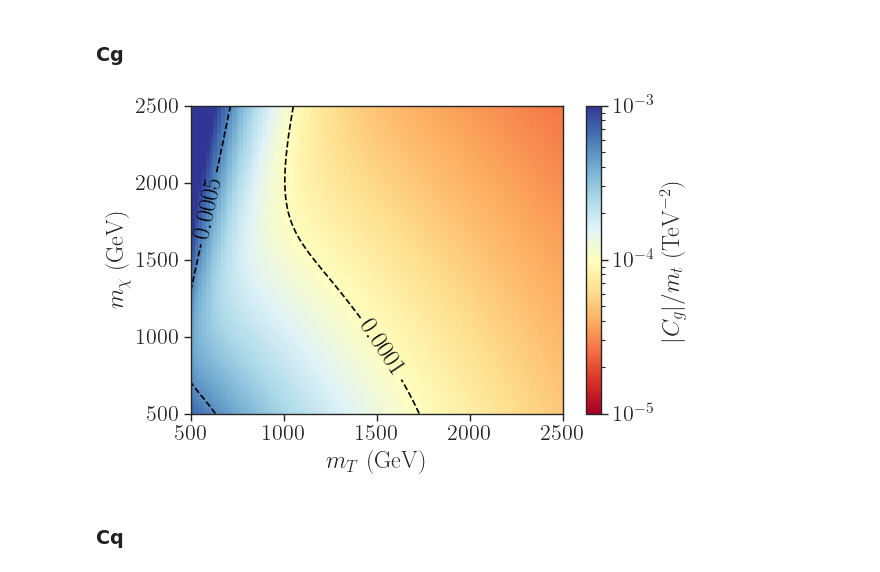
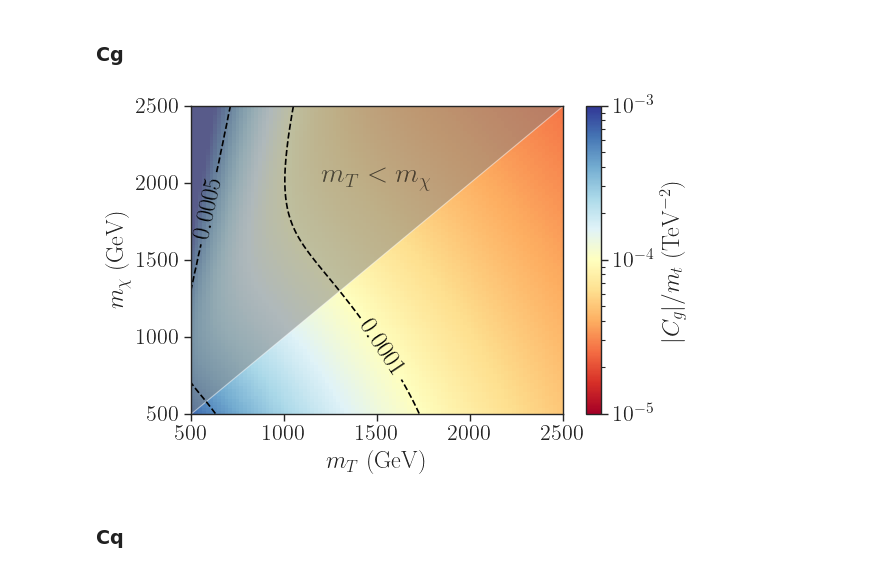
Before and after one commit to andlessa/SMStoEFT, a Jupyter notebook: notebooks/plots-eft-coeff.ipynb, the cells around one changed output. Cells and saved outputs as stored; diff of their text form; code cells hidden in the pictures.

```diff
--- a/notebooks/plots-eft-coeff.ipynb
+++ b/notebooks/plots-eft-coeff.ipynb
@@ -79,22 +77,25 @@ pts = np.array(pts)
 # %%
 plt.figure(figsize=(6,4))
 x = mSTv
 y = mChiv
 z = (np.abs(pts[:,2])/MT)*1e6 # Convert to TeV
 znew = np.reshape(z,(len(x),len(y)))
 plt.imshow(znew.T, extent=[x.min(),x.max(), y.min(), y.max()], origin='lower',
                   cmap=cm,aspect='auto',norm=LogNorm(vmin=1e-5,vmax=1e-3))
 plt.colorbar(label=r'$|C_{g}|/m_t$ (TeV$^{-2}$)')
 plt.xlabel(r'$m_{T}$ (GeV)')
 plt.ylabel(r'$m_{\chi}$ (GeV)')
 # plt.title(r'$ g g \to \bar{t} t$',fontsize=20)
 
 contours = plt.contour(x, y, znew.T, [1e-4,5e-4], colors='black',linestyles='dashed')
+# plt.axline((500.,500.),slope=1.0,color='gray',linestyle='dashed',linewidth=2.0)
+plt.fill_between(x, x, y.max(), facecolor='gray', alpha=0.5)
+plt.text(1200.,2000.,r'$m_{T} < m_{\chi}$',fontsize=20,c='black',alpha=0.6)
 plt.clabel(contours, inline=True, fontsize=18)
 plt.xlim(500,2500)
 plt.show()
 # %% [output]
-[figure, old version]
+[figure, new version]
 # %% [markdown]
 ### Cq
 # %%
```
Also changed, not shown: parts of 4 cells of this notebook, 8 other files.
